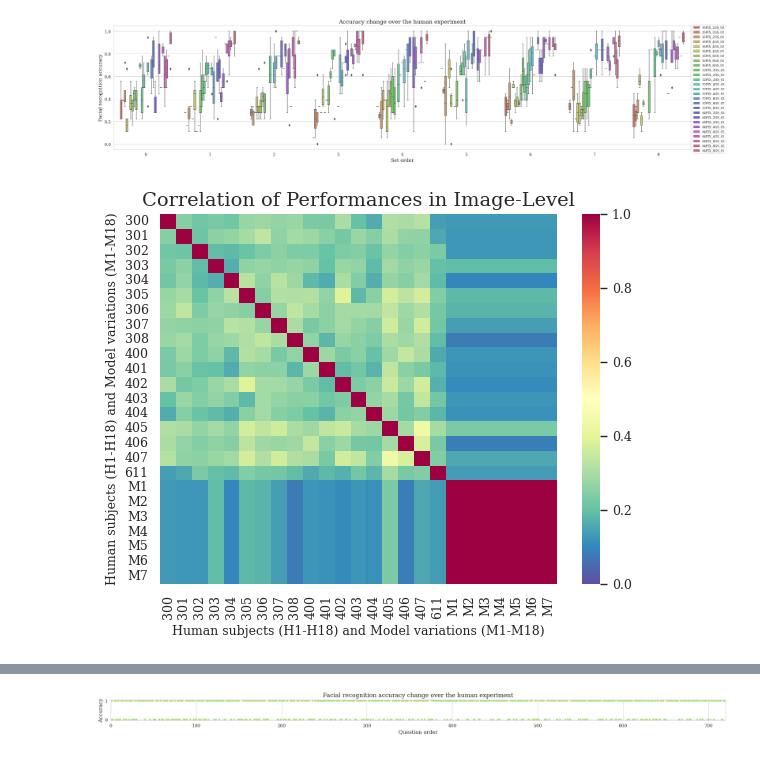
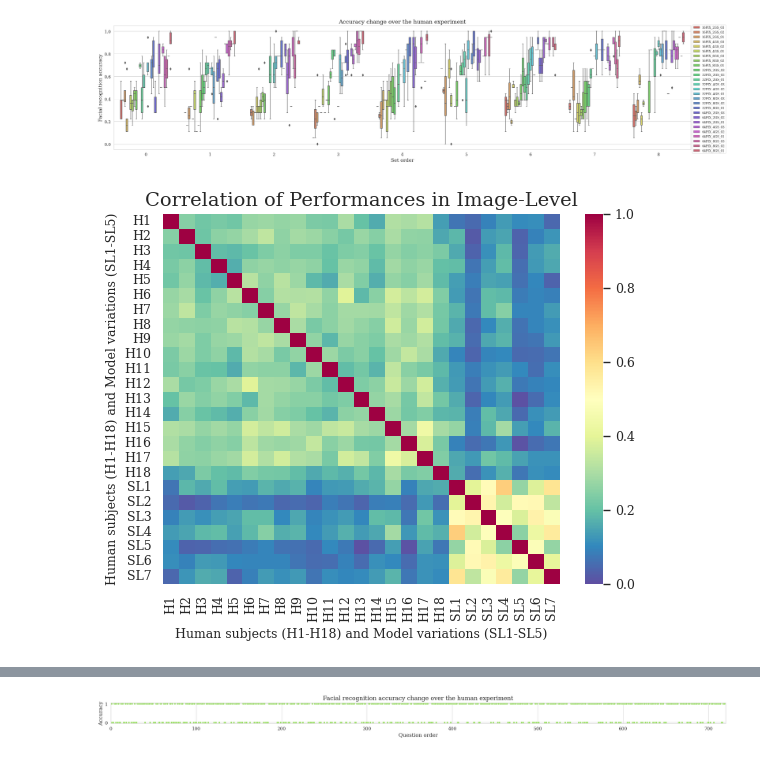
Before and after one commit to namin-an/BionicEye, a Jupyter notebook: Notebooks/Visualization.ipynb, the cells around one changed output, grey strips where cells are left out. Saved outputs shown, nothing was run; the diff lists cells and outputs as text; code cells hidden in the pictures.

Commit message:
Update visualization tech

```diff
--- a/Notebooks/Visualization.ipynb
+++ b/Notebooks/Visualization.ipynb
@@ -36,9 +36,9 @@ Today is Happy Wednesday, 02, 11, 2022.
 ### Button
 # %%
 date = '2022-11-01'
-time = '13-56-55'
+time = '14-36-36'
 windows = True # True for Windows, False for MAC
-train = 'RL' # 'RL' or 'SL
+train = 'SL' # 'RL' or 'SL
 stim_type = 'opt' # 'opt' or 'elec'
 top1 = True # True for top1, False if top2
 
@@ -80,7 +80,7 @@ elif train == 'SL':
         image_dir = f'{data_dir}{slash}sample_for_dev_test'
     elif stim_type == 'elec':
         image_dir = f'{data_dir}{slash}sample_for_dev_test2'
-    model_state_dict_files = glob(f'{multirun_dir}{slash}**{slash}**{slash}outputs{slash}CNN.pth', recursive=True)
+    model_state_dict_files = glob(f'{multirun_dir}{slash}**{slash}{time}{slash}**{slash}outputs{slash}CNN.pth', recursive=True)
     model_state_dict_files = list(set(model_state_dict_files))
     assert len(model_state_dict_files) != 0
 # %% [markdown]
@@ -207,7 +207,7 @@ hum_mod_df = processed_human_df_T.copy()
 
 for i in range(1, len(model_state_dict_files)+1):
     model = CNN(class_num).to(device)
-    model.load_state_dict(torch.load(model_state_dict_files[0]))
+    model.load_state_dict(torch.load(model_state_dict_files[i-1]))
 
     temp_lst = []
     model.eval()
@@ -218,18 +218,18 @@ for i in range(1, len(model_state_dict_files)+1):
             _, pred_labels = torch.max(pred_probs_full, dim=-1)
             temp_lst.append(face_dic_r[pred_labels.item()])
 
-    hum_mod_df[f'M{i}'] = temp_lst
+    hum_mod_df[f'SL{i}'] = temp_lst
 
     for j in range(hum_mod_df.shape[0]):
         act_face = hum_mod_df['Face'][j]
-        pred_face = hum_mod_df[f'M{i}'][j]
+        pred_face = hum_mod_df[f'SL{i}'][j]
         if str(act_face) == str(pred_face):
-            hum_mod_df[f'M{i}'][j] = 1.0
+            hum_mod_df[f'SL{i}'][j] = 1.0
         else:
-            hum_mod_df[f'M{i}'][j] = 0.0
+            hum_mod_df[f'SL{i}'][j] = 0.0
 
-sel_mod = [f'M{i}' for i in range(1, len(model_state_dict_files)+1)]
-hum_mod_df['Mean_Model'] = hum_mod_df[sel_mod].mean(axis=1)
+sel_mod = [f'SL{i}' for i in range(1, len(model_state_dict_files)+1)]
+hum_mod_df['Mean_SL'] = hum_mod_df[sel_mod].mean(axis=1)
 # %% [output]
 A value is trying to be set on a copy of a slice from a DataFrame
 
@@ -307,17 +307,19 @@ plt.show()
 # %%
 sel_df = hum_mod_df[sel_ppl + sel_mod]
 sel_df = sel_df.astype(float)
 corr = sel_df.corr()
+corr.index = [f'H{i}' for i in range(1, len(sel_ppl)+1)] + sel_mod
+corr.columns = [f'H{i}' for i in range(1, len(sel_ppl)+1)] + sel_mod
 
 sns.set_context("paper", rc={"axes.titlesize":14,"axes.labelsize":9, "xtick.labelsize":9, "ytick.labelsize":9})
 
 sns.heatmap(corr, vmin=0.0, vmax=1.0, cmap=sns.color_palette('Spectral_r', as_cmap=True))
 plt.title('Correlation of Performances in Image-Level')
-plt.xlabel('Human subjects (H1-H18) and Model variations (M1-M18)')
-plt.ylabel('Human subjects (H1-H18) and Model variations (M1-M18)')
+plt.xlabel('Human subjects (H1-H18) and Model variations (SL1-SL5)')
+plt.ylabel('Human subjects (H1-H18) and Model variations (SL1-SL5)')
 plt.show()
 # %% [output]
-[figure, old version]
+[figure, new version]
 # %%
 # Draw test performance over trials to show the learning effect for each number of pixels
 sns.set_context("paper", rc={"axes.titlesize":16,"axes.labelsize":14, "xtick.labelsize":12, "ytick.labelsize":12})
```
Also changed, not shown: parts of 4 cells of this notebook.
